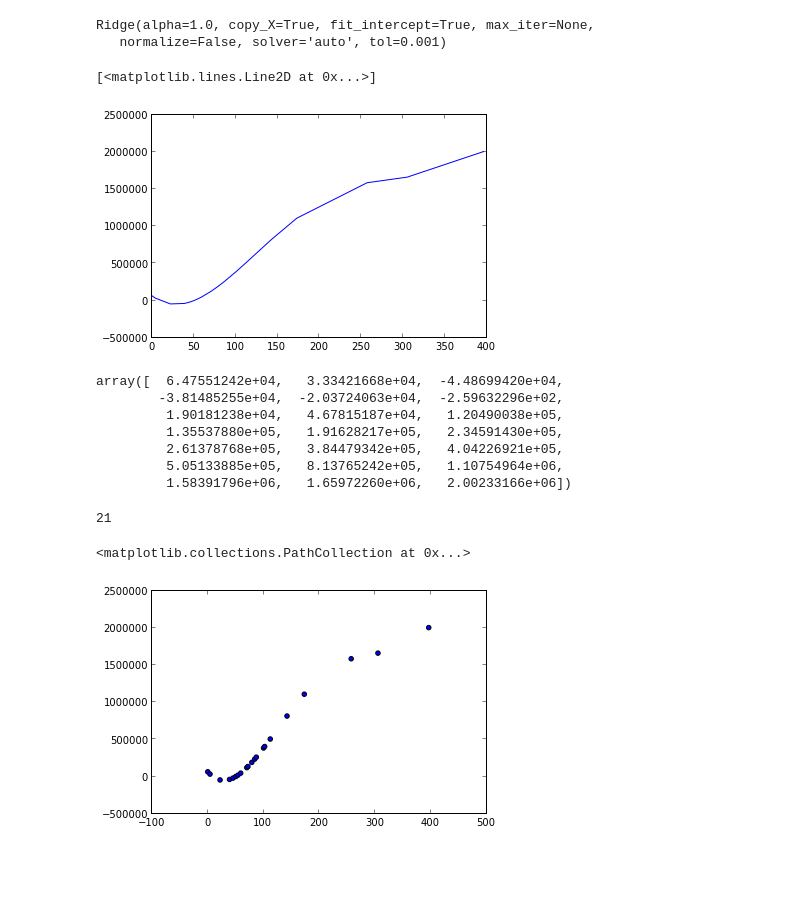
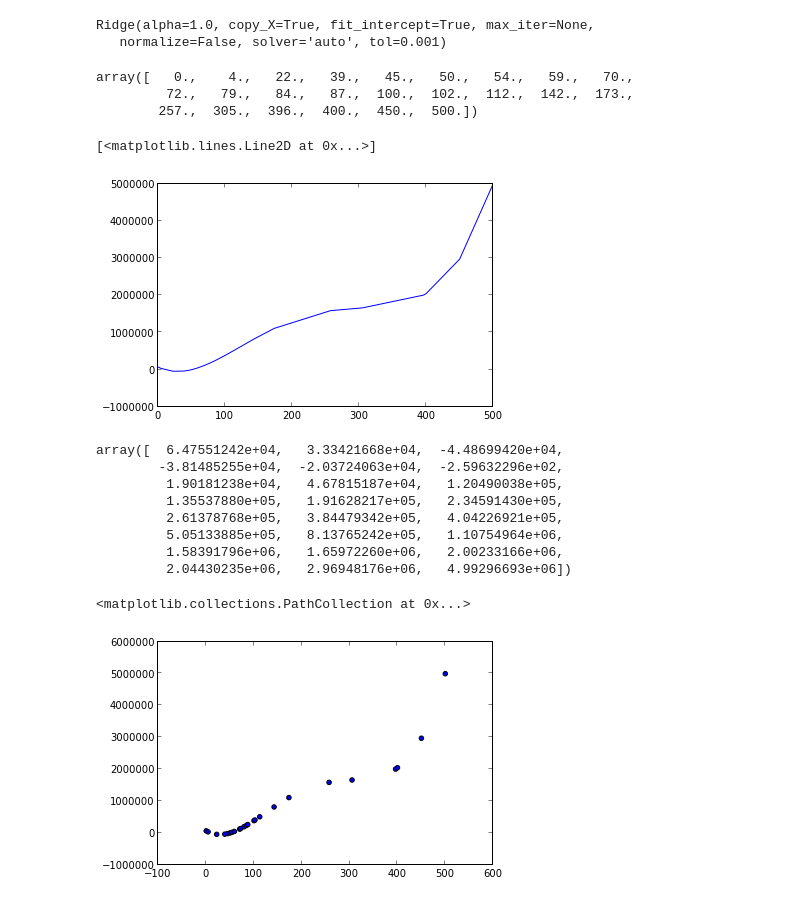
Before and after one commit to showyou/ipython-sample, a Jupyter notebook: est_kankore.ipynb, the cells around one changed output. Cells and saved outputs as stored; diff of their text form; code cells hidden in the pictures; blank space fills up the shorter version.

Commit message:
change x_predict data

```diff
--- a/est_kankore.ipynb
+++ b/est_kankore.ipynb
@@ -51,3 +51,5 @@ ridge.fit(np.vander(x_act, degree + 1), y_act)
 # %% [output]
 Ridge(alpha=1.0, copy_X=True, fit_intercept=True, max_iter=None,
    normalize=False, solver='auto', tol=0.001)
+# %%
+x_pred = x_act
@@ -54,11 +58,17 @@ Ridge(alpha=1.0, copy_X=True, fit_intercept=True, max_iter=None,
+# %%
+x_pred
+# %% [output]
+array([   0.,    4.,   22.,   39.,   45.,   50.,   54.,   59.,   70.,
+         72.,   79.,   84.,   87.,  100.,  102.,  112.,  142.,  173.,
+        257.,  305.,  396.,  400.,  450.,  500.])
 # %%
- pl.plot(x_act, ridge.predict(np.vander(x_act, degree + 1)),
+ pl.plot(x_pred, ridge.predict(np.vander(x_pred, degree + 1)),
             label="degree %d" % degree)
 # %% [output]
 [<matplotlib.lines.Line2D at 0x...>]
-[figure, old version]
+[figure, new version]
 # %%
-ridge.predict(np.vander(x_act, degree + 1))
+ridge.predict(np.vander(x_pred, degree + 1))
 # %% [output]
 array([  6.47551242e+04,   3.33421668e+04,  -4.48699420e+04,
         -3.81485255e+04,  -2.03724063e+04,  -2.59632296e+02,
@@ -66,13 +76,10 @@ array([  6.47551242e+04,   3.33421668e+04,  -4.48699420e+04,
          1.35537880e+05,   1.91628217e+05,   2.34591430e+05,
          2.61378768e+05,   3.84479342e+05,   4.04226921e+05,
          5.05133885e+05,   8.13765242e+05,   1.10754964e+06,
-         1.58391796e+06,   1.65972260e+06,   2.00233166e+06])
+         1.58391796e+06,   1.65972260e+06,   2.00233166e+06,
+         2.04430235e+06,   2.96948176e+06,   4.99296693e+06])
-# %%
-len(x_act)
-# %% [output]
-21
 # %%
-pl.scatter(x_act, ridge.predict(np.vander(x_act, degree + 1)), label="training points")
+pl.scatter(x_pred, ridge.predict(np.vander(x_pred, degree + 1)), label="training points")
 # %% [output]
 <matplotlib.collections.PathCollection at 0x...>
-[figure, old version]
+[figure, new version]
```
Also changed, not shown: parts of 1 cell of this notebook.
